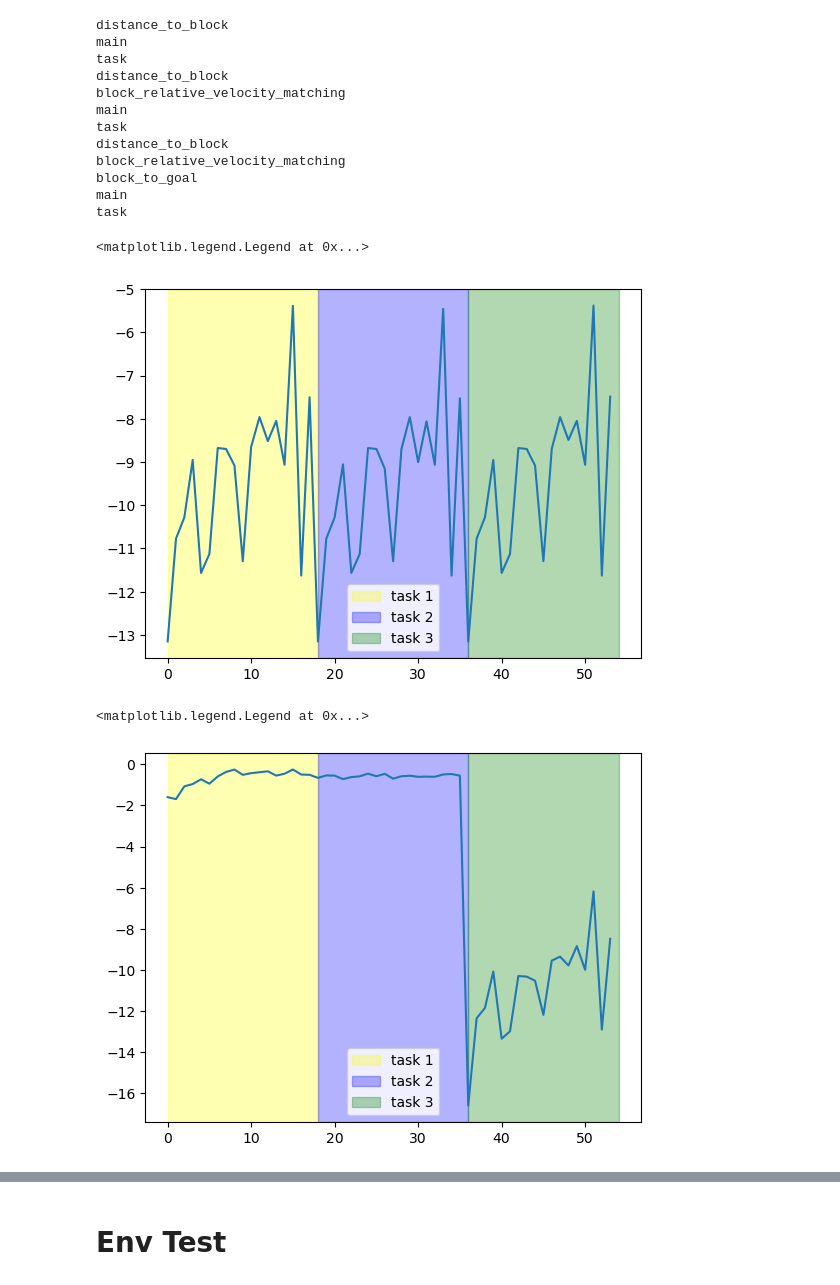
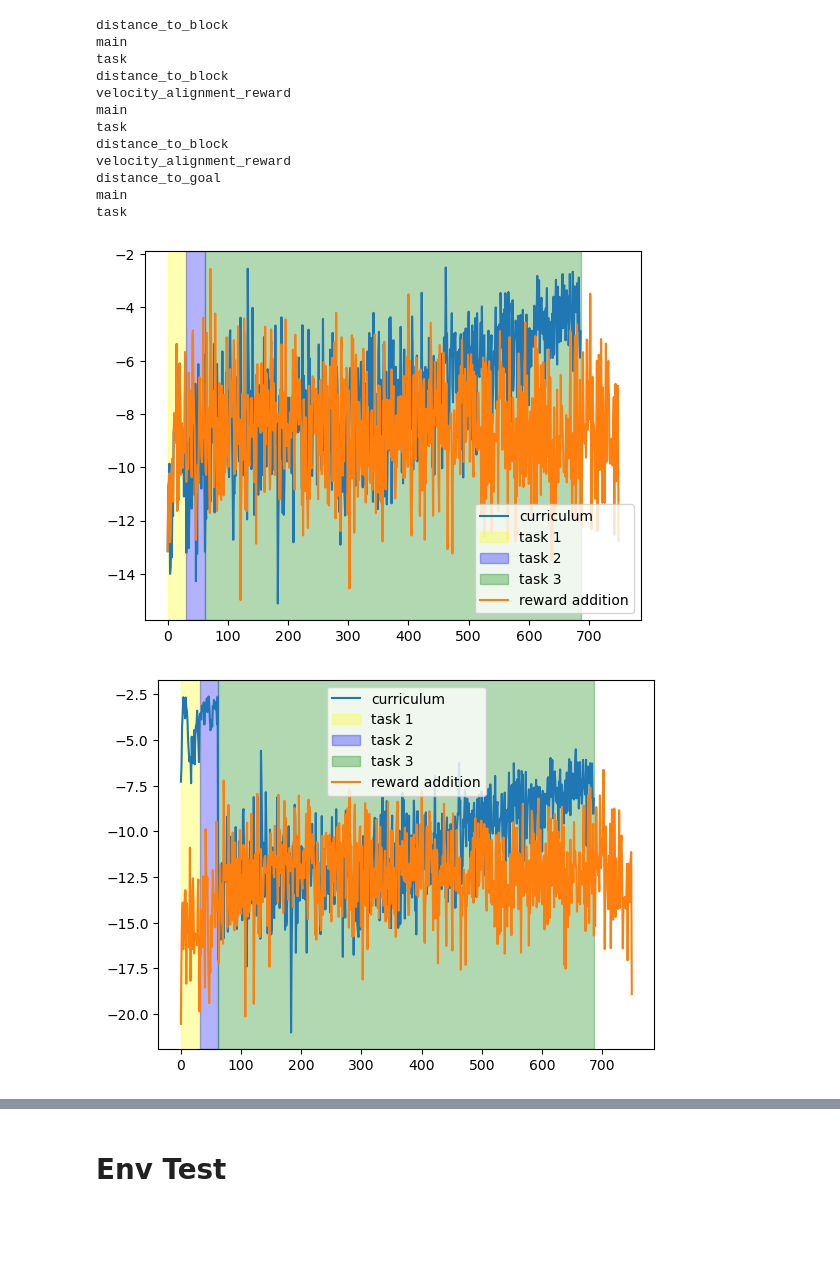
Before and after one commit to labicon/CurricuLLM, a Jupyter notebook: learning_plot.ipynb, the cells around one changed output, grey strips where cells are left out. Saved outputs shown, nothing was run; the diff lists cells and outputs as text; code cells hidden in the pictures; blank space fills up the shorter version.

Commit message:
10M training step setup

```diff
--- a/learning_plot.ipynb
+++ b/learning_plot.ipynb
@@ -48,8 +45,13 @@ best_sample_idx = [2,2,1]
+# %%
+task_list = ["[Approach Block]", "[Align Velocities]", "[Push to Goal]"]
+best_sample_idx = [2,0,1]
+
+logger_path = "./logs/Fetch/Push_6/"
 # %%
 for idx, task in enumerate(task_list):
-    logger_path = "./logs/Fetch/Push_4/" + task + f"/sample_{best_sample_idx[idx]}"
+    path = logger_path + task + f"/sample_{best_sample_idx[idx]}"
 
-    reward_df, success = load_training_log(logger_path)
+    reward_df, success = load_training_log(path)
 
     for key in reward_df.keys():
         print(key)
@@ -63,12 +65,12 @@ distance_to_block
 main
 task
 distance_to_block
-block_relative_velocity_matching
+velocity_alignment_reward
 main
 task
 distance_to_block
-block_relative_velocity_matching
-block_to_goal
+velocity_alignment_reward
+distance_to_goal
 main
 task
 # %%
@@ -83,21 +80,32 @@ success = np.concatenate(success_list, axis=0).mean(axis=1)
+# %%
+# Load reward addition
+path = logger_path + "reward_addition"
+reward_df_addition, success_addition = load_training_log(path)
+
+reward_main_addition = reward_df_addition["main"]
+reward_task_addition = reward_df_addition["task"]
+success_addition = success_addition.mean(axis=1)
 # %%
-plt.plot(reward_main)
+plt.plot(reward_main, label='curriculum')
 plt.axvspan(0, task_length[0], color='yellow', alpha=0.3, label='task 1')
 plt.axvspan(task_length[0], task_length[0]+task_length[1], color='blue', alpha=0.3, label='task 2')
 plt.axvspan(task_length[0]+task_length[1], task_length[0]+task_length[1]+task_length[2], color='green', alpha=0.3, label='task 3')
 # plt.axvspan(task_length[0]+task_length[1]+task_length[2], task_length[0]+task_length[1]+task_length[2]+task_length[3], color='orange', alpha=0.3, label='task 4')
+plt.plot(reward_main_addition, label='reward addition')
 plt.legend()
+plt.savefig(logger_path+"reward_main.png")
 # %% [output]
-<matplotlib.legend.Legend at 0x...>
-[figure, old version]
+[figure, new version]
 # %%
-plt.plot(reward_task)
+plt.plot(reward_task, label='curriculum')
 plt.axvspan(0, task_length[0], color='yellow', alpha=0.3, label='task 1')
 plt.axvspan(task_length[0], task_length[0]+task_length[1], color='blue', alpha=0.3, label='task 2')
 plt.axvspan(task_length[0]+task_length[1], task_length[0]+task_length[1]+task_length[2], color='green', alpha=0.3, label='task 3')
 # plt.axvspan(task_length[0]+task_length[1]+task_length[2], task_length[0]+task_length[1]+task_length[2]+task_length[3], color='orange', alpha=0.3, label='task 4')
+plt.plot(reward_task_addition, label='reward addition')
+# plt.plot([reward_task_addition[4*i] for i in range(150)], label='reward addition')
 plt.legend()
+plt.savefig(logger_path+"reward_task.png")
 # %% [output]
-<matplotlib.legend.Legend at 0x...>
-[figure, old version]
+[figure, new version]
 # %%
```
Also changed, not shown: parts of 4 cells of this notebook, 14 other files.
